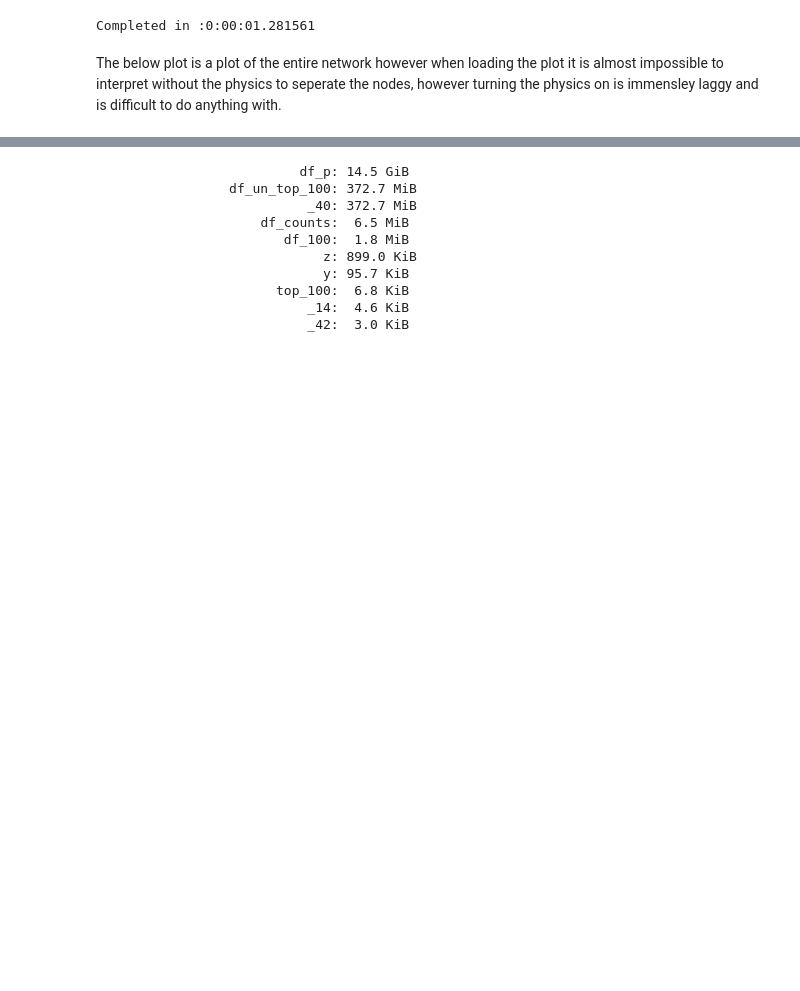
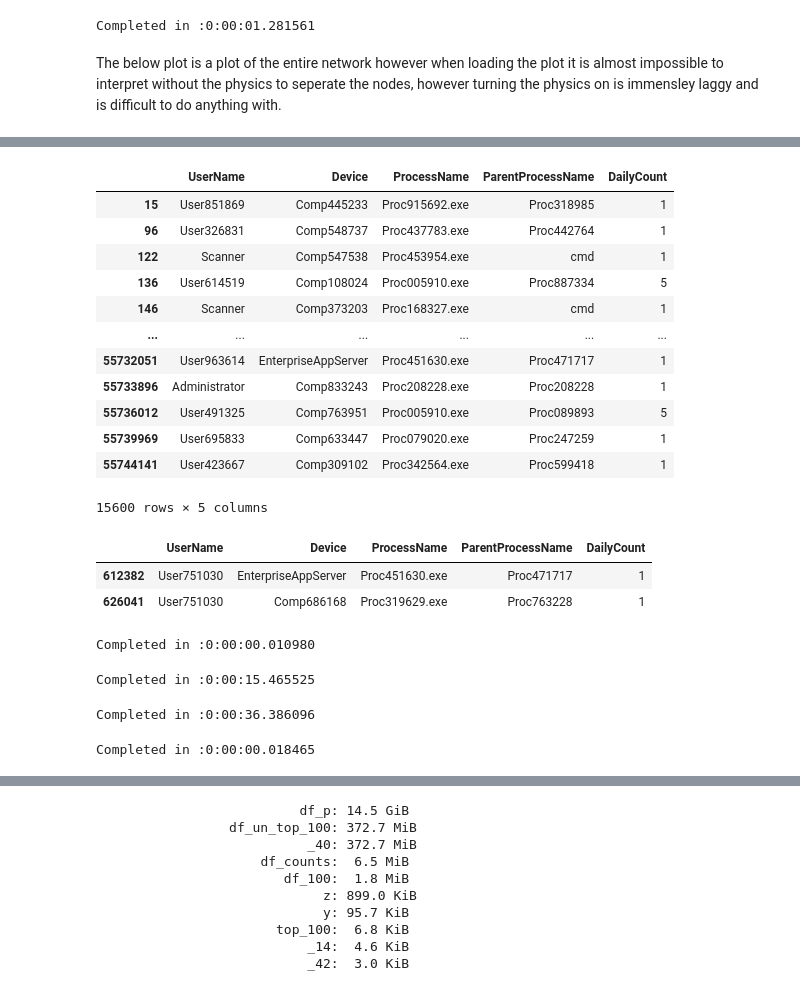
Before and after one commit to gabejg/Advanced-Cyber-Analytics-for-Attack-Detection, a Jupyter notebook: Gabriel/EDA/Process.ipynb, the cells around one changed output, grey strips where cells are left out. Cells and saved outputs as stored; diff of their text form; code cells hidden in the pictures; blank space fills up the shorter version.

```diff
--- a/Gabriel/EDA/Process.ipynb
+++ b/Gabriel/EDA/Process.ipynb
@@ -512,0 +561,42 @@ Completed in :0:00:33.859096
+# %%
+counts4 = df_un_top_10000_mk3["Device"].value_counts()
+counts4 = counts4[counts4 > 1]
+df_un_top_10000_mk4 = df_un_top_10000_mk3[df_un_top_10000_mk3.Device.isin(counts4.index)]
+# %%
+df_un_top_10000_mk4
+# %% [output]
+|  | UserName | Device | ProcessName | ParentProcessName | DailyCount |
+| 15 | User851869 | Comp445233 | Proc915692.exe | Proc318985 | 1 |
+| 96 | User326831 | Comp548737 | Proc437783.exe | Proc442764 | 1 |
+| 122 | Scanner | Comp547538 | Proc453954.exe | cmd | 1 |
+| 136 | User614519 | Comp108024 | Proc005910.exe | Proc887334 | 5 |
+| 146 | Scanner | Comp373203 | Proc168327.exe | cmd | 1 |
+| ... | ... | ... | ... | ... | ... |
+| 55732051 | User963614 | EnterpriseAppServer | Proc451630.exe | Proc471717 | 1 |
+| 55733896 | Administrator | Comp833243 | Proc208228.exe | Proc208228 | 1 |
+| 55736012 | User491325 | Comp763951 | Proc005910.exe | Proc089893 | 5 |
+| 55739969 | User695833 | Comp633447 | Proc079020.exe | Proc247259 | 1 |
+| 55744141 | User423667 | Comp309102 | Proc342564.exe | Proc599418 | 1 |
+15600 rows × 5 columns
+# %%
+df_un_top_10000_mk3[df_un_top_10000_mk3["UserName"] == "User751030"]
+# %% [output]
+|  | UserName | Device | ProcessName | ParentProcessName | DailyCount |
+| 612382 | User751030 | EnterpriseAppServer | Proc451630.exe | Proc471717 | 1 |
+| 626041 | User751030 | Comp686168 | Proc319629.exe | Proc763228 | 1 |
+# %%
+edge_plot(df_un_top_10000_mk[df_un_top_10000_mk3["UserName"] == "User751030"],"UserName","Device","test","complete",False)
+# %% [output]
+Completed in :0:00:00.010980
+# %%
+edge_plot(df_un_top_10000_mk3,"UserName","Device","df_un_top_10000_reduced",10000,False)
+# %% [output]
+Completed in :0:00:15.465525
+# %%
+edge_plot(df_un_top_10000_mk4,"UserName","Device","df_un_top_10000_reduced_both","complete",False)
+# %% [output]
+Completed in :0:00:36.386096
+# %%
+edge_plot(df_un_top_10000_mk4,"UserName","Device","df_un_top_10000_reduced_both",100,False)
+# %% [output]
+Completed in :0:00:00.018465
```
Also changed, not shown: parts of 43 cells of this notebook, 30 other files.
